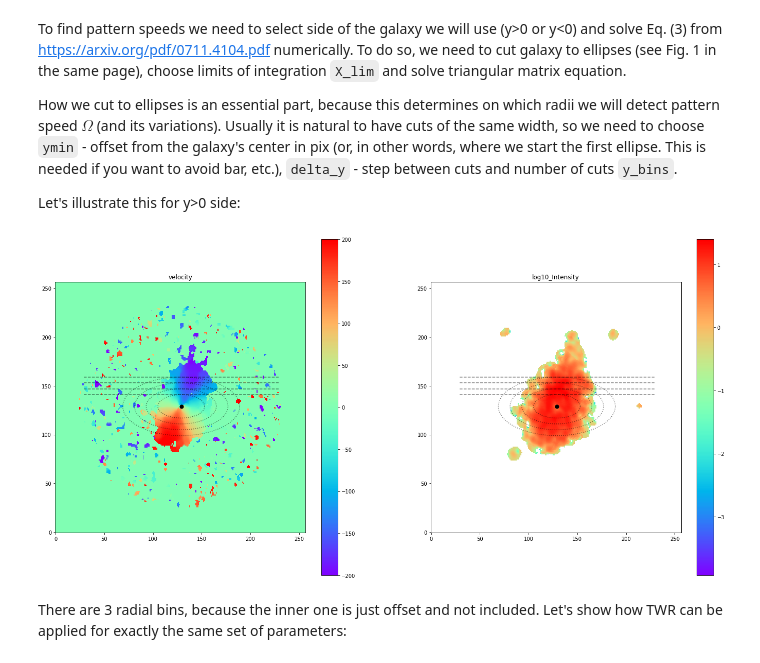
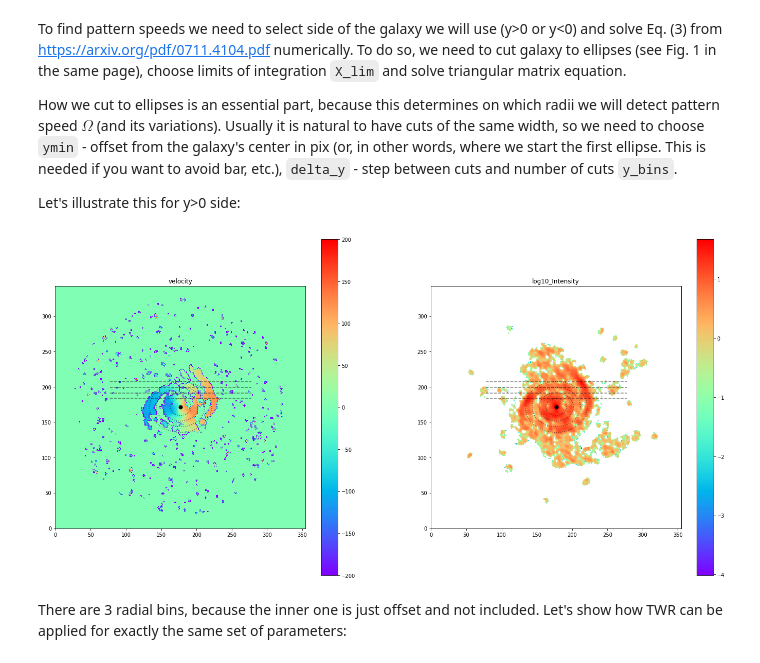
Before and after one commit to strawberryfieldss/galaxy, a Jupyter notebook: pyTWR-master/Example2.ipynb, the cells around one changed output. Saved outputs shown, nothing was run; the diff lists cells and outputs as text; code cells hidden in the pictures.

```diff
--- a/pyTWR-master/Example2.ipynb
+++ b/pyTWR-master/Example2.ipynb
@@ -19,27 +19,27 @@ We need FITS files for TWR: velocities map (moment 1) and surface densities (or
 
 For correct estimation we also need to find in literature of measure information about positional angle (`PA`), distance to galaxy (`D`), size of pix in data in arcsec (`bima_scale`), galaxy center location on image and systemic velocity if moment 1 map not corrected for it. Additionally we also need to know inclination (`incl`) of the galaxy under consideration.
 # %%
-D = 19.1 # Mpc, thus dist_scale = 0.06814287215328414 kpc/arcsec
+D = 4.3 # Mpc, thus dist_scale = 0.020846988287710047 kpc/arcsec
 
 bima_scale = 1. # arcsec/pix
 
-pix_kpc = bima_scale*0.06814287215328414 # kpc/pix
+pix_kpc = bima_scale*0.020846988287710047 # kpc/pix
 
-PA = 160. # deg
+PA = 295. # deg
 
-image_center = (129, 129) # image center in pix
+image_center = (177.5, 171.5) # image center in pix
 
-incl = 60. # deg
+incl = 35. # deg
 
-v_syst = 716. # km/s, see Table 1 in arxiv.org/pdf/astro-ph/0304294.pdf
+v_syst = 308. # km/s, see Table 1 in arxiv.org/pdf/astro-ph/0304294.pdf
 # %% [markdown]
 Load data and take a look at it:
 # %%
-fname = './NGC4414.bima12m.gmom1.fits'
+fname = './NGC4736.bima12m.gmom1.fits'
 mom1data = fits.getdata(fname)
 mom1data[np.isnan(mom1data)] = 0.
 #print(mom1data.shape)
-fname = './NGC4414.bima12m.mmom0.fits'
+fname = './NGC4736.bima12m.mmom0.fits'
 mom0data = fits.getdata(fname)
 mom0data[np.isnan(mom0data)] = 0.
 # %%
@@ -65,10 +66,10 @@ plt.show()
 # %% [markdown]
 Let's rotate both maps thus so major axis align parallel to X-axis. *Note that you sometimes you need to use 90+PA instead of PA, just keep an eye on resulted image.*
 # %%
-plane_v = np.zeros((257, 257))
-plane_intens = np.zeros((257, 257))
-plane_v = pytwr.rotate_image(mom1data[0,0,:,:], angle=270.+90., center=image_center)
-plane_intens = pytwr.rotate_image(mom0data[0,0,:,:], angle=270.+90., center=image_center)
+plane_v = np.zeros((343, 355))
+plane_intens = np.zeros((343, 355))
+plane_v = pytwr.rotate_image(mom1data[0,0,:,:], angle=295.+90., center=image_center)
+plane_intens = pytwr.rotate_image(mom0data[0,0,:,:], angle=295.+90., center=image_center)
 # %% [markdown]
 Subtract systemic velocity:
 # %%
@@ -106,29 +107,29 @@ Let's illustrate this for y>0 side:
 # %%
 ymin = 12.
 y_bins = 3
-delta_y = 6.
+delta_y = 8.
 X_max = 100.
 
 fig = plt.figure(figsize=[24,12])
 ax = plt.subplot(121)
 im = ax.imshow(np.squeeze(plane_v), origin='lower', cmap='rainbow', vmin=-200, vmax=200)
 fig.colorbar(im, ax=ax)
 ax.scatter(image_center[0], image_center[1], 50, 'k')
 ax.set_title('velocity')
 
 pytwr.add_ells(ax, ymin=ymin, delta_y=delta_y, y_bins=y_bins, X_max=X_max, center=image_center, incl=incl)
 
 ax = plt.subplot(122)
 im = plt.imshow(np.squeeze(np.log10(plane_intens)), origin='lower', cmap='rainbow')
 fig.colorbar(im, ax=ax)
 ax.scatter(image_center[0], image_center[1], 50, 'k')
 ax.set_title('log10_Intensity')
 
 pytwr.add_ells(ax, ymin=ymin, delta_y=delta_y, y_bins=y_bins, X_max=X_max, center=image_center, incl=incl)
 
 plt.show()
 # %% [output]
-[figure, old version]
+[figure, new version]
 # %% [markdown]
 There are 3 radial bins, because the inner one is just offset and not included. Let's show how TWR can be applied for exactly the same set of parameters:
 # %%
```
Also changed, not shown: parts of 7 cells of this notebook.
